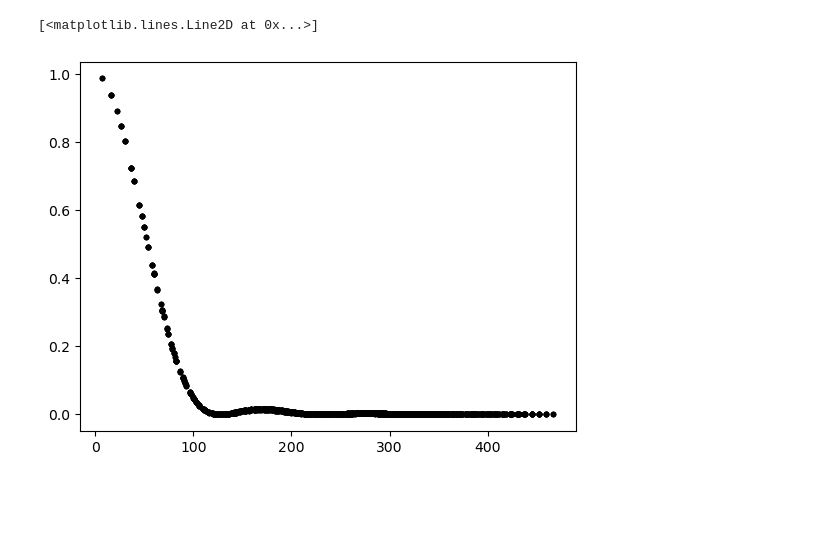
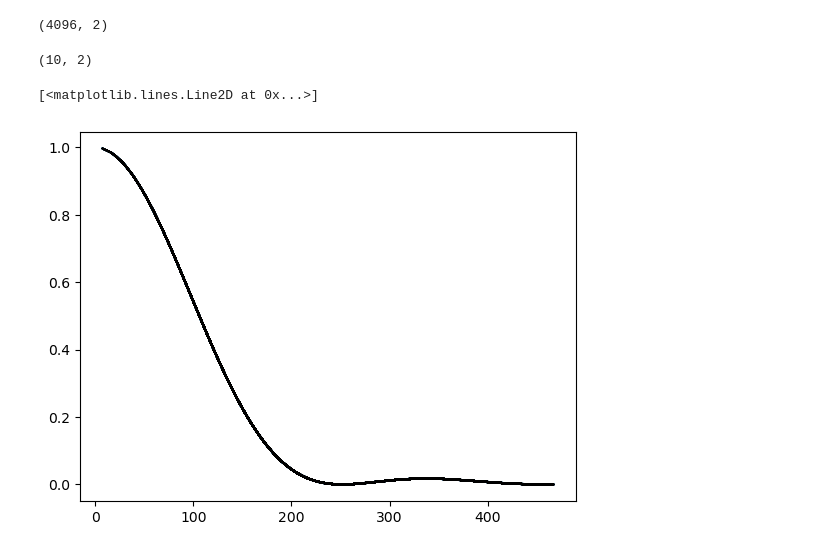
Before and after one commit to shashankdholakia/jax-interferometry, a Jupyter notebook: notebooks/elr_gradient_test.ipynb, the cells around one changed output. Drawn from its saved outputs; the diff is of its cells as text; code cells hidden in the pictures; blank space fills up the shorter version.

```diff
--- a/notebooks/elr_gradient_test.ipynb
+++ b/notebooks/elr_gradient_test.ipynb
@@ -27,13 +27,35 @@ u, v = jnp.linspace(-330,330,64), jnp.linspace(-330,330,64)
 uu, vv = np.meshgrid(np.linspace(-330,330,64),np.linspace(-330,330,64))
 uvgrid = np.vstack((uu.flatten(),vv.flatten())).T
 
-rr = ELR.ELR_Model(51,uvgrid,1e-6)
+rr = ELR.ELR_Model(31,uvgrid,1e-6)
+# %%
+uvgrid.shape
+# %% [output]
+(4096, 2)
+# %%
+u = np.linspace(0,10,10)
+v = np.linspace(11,20,10)
+uv = np.vstack([u,v]).T
+uv.shape
+# %% [output]
+(10, 2)
 # %%
-ft = rr(0,1,jnp.pi/4,0)
+ft = rr(0,1/2,jnp.pi/4,0)
 # %%
+from scipy.special import j0, j1, jn
+mas2rad = jnp.pi / 180.0 / 3600.0/ 1000.0
+
+def diam_scipy(d, uv):
+    r = jnp.sqrt(uv[:,0]**2+uv[:,1]**2)
+    diam = d*mas2rad
+    x = diam*r*jnp.pi
+    return 2*(j1(x)/x)
+
 wgrid = np.sqrt(uvgrid[:,0]**2 + uvgrid[:,1]**2)
+v2_anal = diam_scipy(1, uvgrid/1e-6)**2
 v2, phase = jnp.abs(ft)**2, jnp.angle(ft)
-plt.plot(wgrid,v2,'k.', label='ELR Model')
+plt.plot(wgrid,v2_anal,label='Analytic Model')
+plt.plot(wgrid,v2,'k-', label='ELR Model')
 # %% [output]
 [<matplotlib.lines.Line2D at 0x...>]
-[figure, old version]
+[figure, new version]
```
Also changed, not shown: parts of 9 cells of this notebook, 1 other file.
